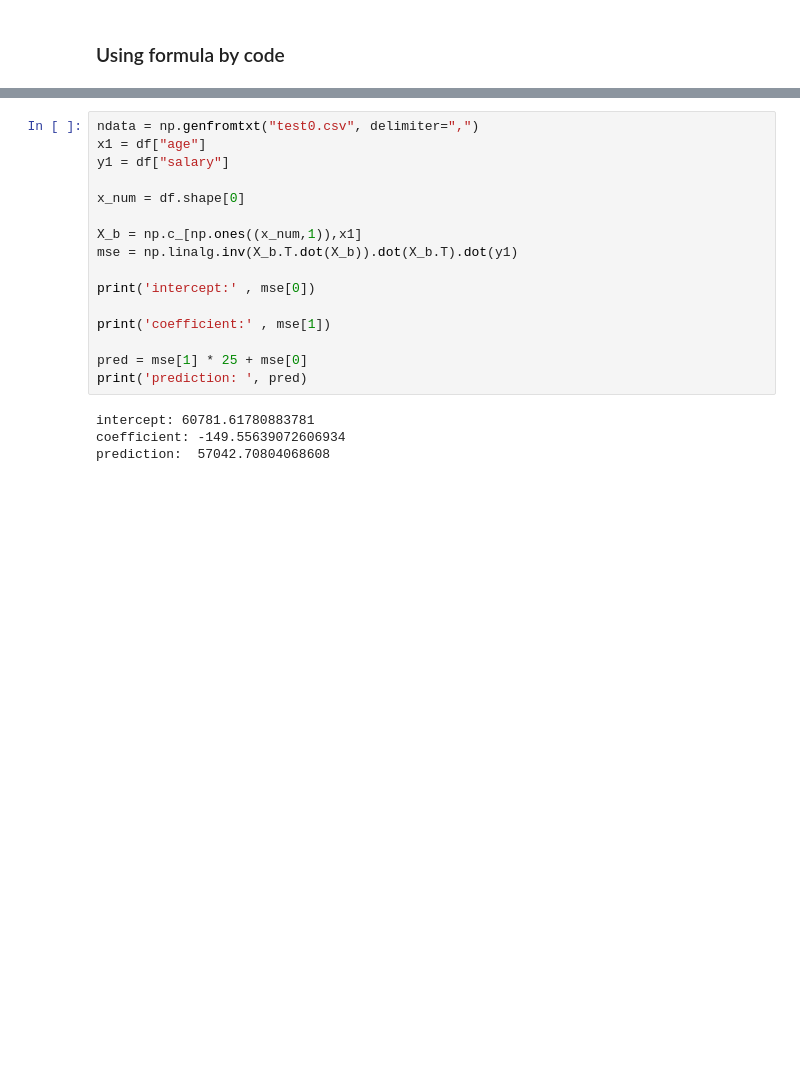
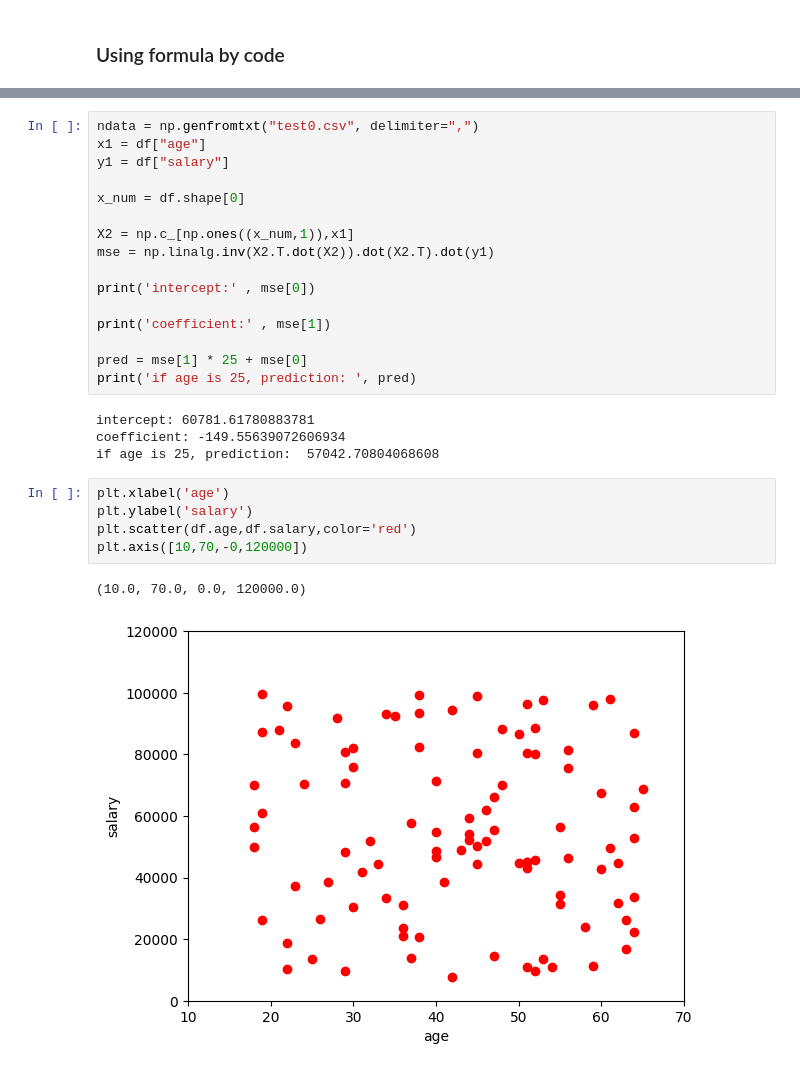
Before and after one commit to d940909492/machine-learning-practice, a Jupyter notebook: Linear_Regression/linear_regression.ipynb, the cells around one changed output, grey strips where cells are left out. Cells and saved outputs as stored; diff of their text form; blank space fills up the shorter version.

```diff
--- a/Linear_Regression/linear_regression.ipynb
+++ b/Linear_Regression/linear_regression.ipynb
@@ -59,16 +65,24 @@ y1 = df["salary"]
 
 x_num = df.shape[0]
 
-X_b = np.c_[np.ones((x_num,1)),x1]
-mse = np.linalg.inv(X_b.T.dot(X_b)).dot(X_b.T).dot(y1)
+X2 = np.c_[np.ones((x_num,1)),x1]
+mse = np.linalg.inv(X2.T.dot(X2)).dot(X2.T).dot(y1)
 
 print('intercept:' , mse[0])
 
 print('coefficient:' , mse[1])
 
 pred = mse[1] * 25 + mse[0]
-print('prediction: ', pred)
+print('if age is 25, prediction: ', pred)
 # %% [output]
 intercept: 60781.61780883781
 coefficient: -149.55639072606934
-prediction:  57042.70804068608
+if age is 25, prediction:  57042.70804068608
+# %%
+plt.xlabel('age')
+plt.ylabel('salary')
+plt.scatter(df.age,df.salary,color='red')
+plt.axis([10,70,-0,120000])
+# %% [output]
+(10.0, 70.0, 0.0, 120000.0)
+[figure, added]
```
Also changed, not shown: parts of 7 cells of this notebook, 2 other files.
